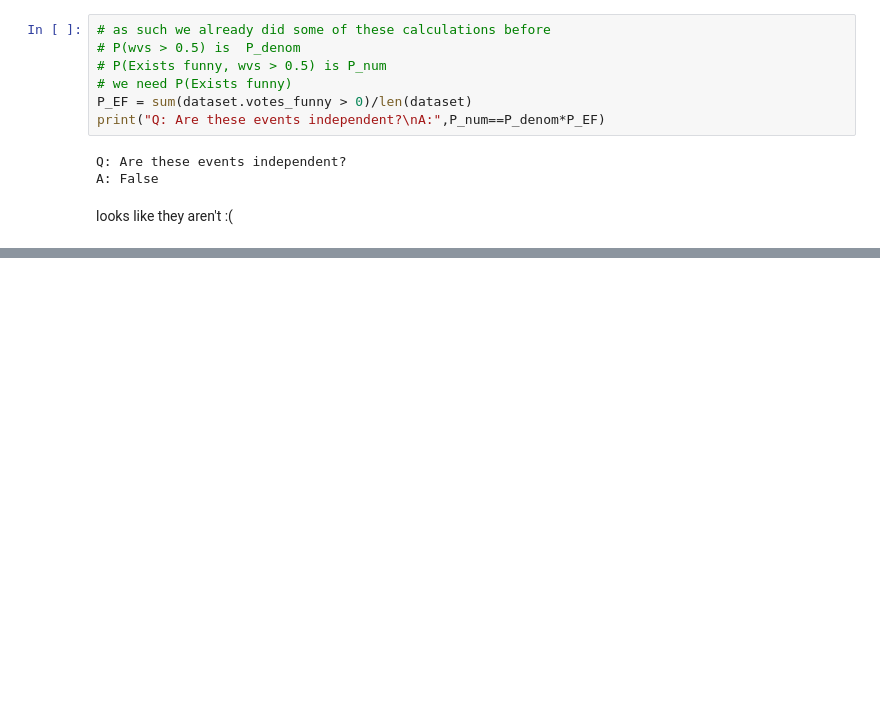
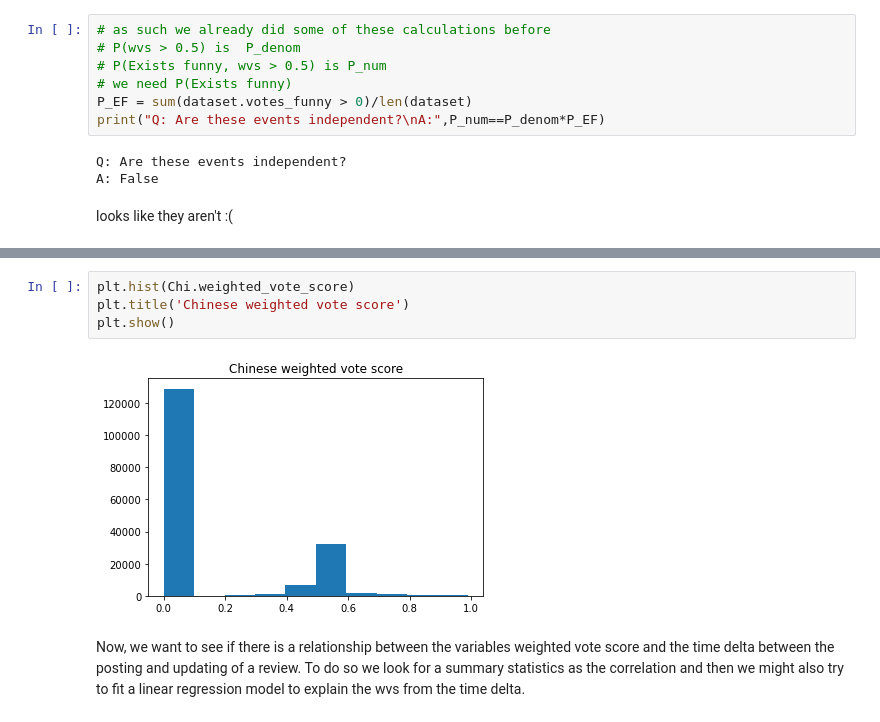
Before and after one commit to cosmin-z/ADM-HW2, a Jupyter notebook: Homework 2.ipynb, the cells around one changed output, grey strips where cells are left out. Drawn from its saved outputs; the diff is of its cells as text; blank space fills up the shorter version.

```diff
--- a/Homework 2.ipynb
+++ b/Homework 2.ipynb
@@ -259,0 +296,8 @@ looks like they aren't :(
+# %%
+plt.hist(Chi.weighted_vote_score)
+plt.title('Chinese weighted vote score')
+plt.show()
+# %% [output]
+[figure, added]
+# %% [markdown]
+Now, we want to see if there is a relationship between the variables weighted vote score and the time delta between the posting and updating of a review. To do so we look for a summary statistics as the correlation and then we might also try to fit a linear regression model to explain the wvs from the time delta.
```
Also changed, not shown: parts of 22 cells of this notebook.
